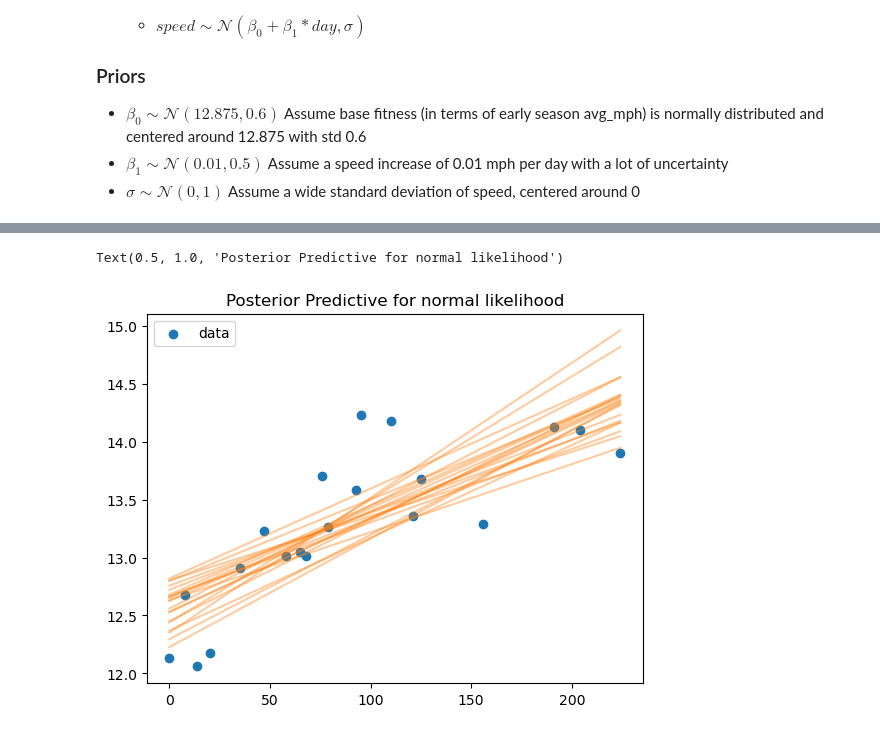
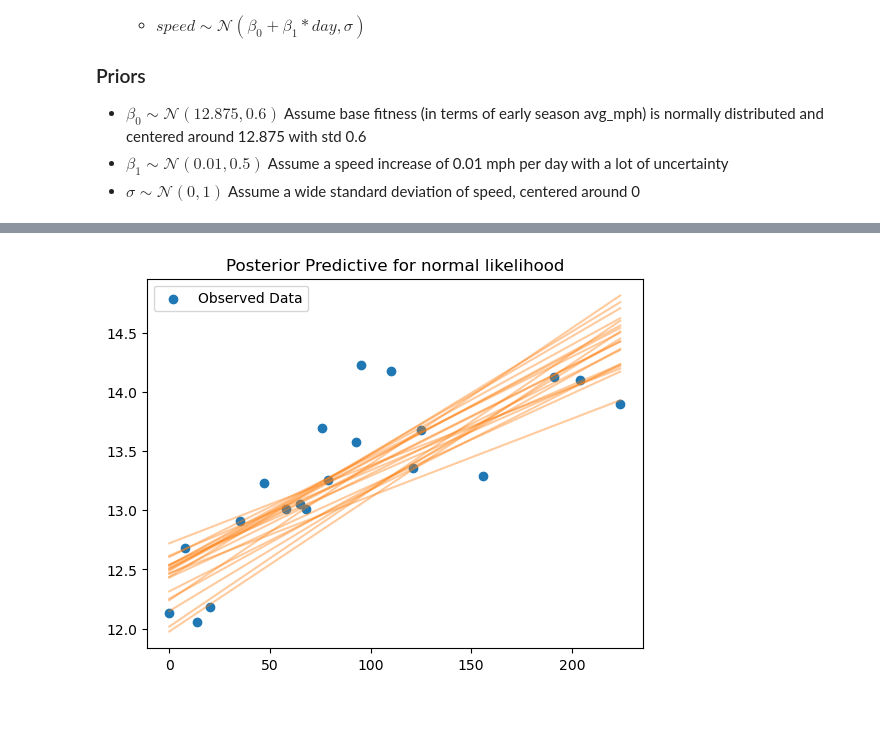
Before and after one commit to loganschmitt14/Brunner_DS_Task, a Jupyter notebook: biking.ipynb, the cells around one changed output, grey strips where cells are left out. Drawn from its saved outputs; the diff is of its cells as text; code cells hidden in the pictures.

```diff
--- a/biking.ipynb
+++ b/biking.ipynb
@@ -428,11 +549,11 @@ y = a_2019_df['avg_mph']
 # %%
 with pm.Model() as model:
-    beta_0 = pm.Normal('beta_0', mu = 12.875, sigma = 0.6) # Intercept prior
-    beta_1 = pm.Normal('beta_1', mu = 0.01, sigma = 0.5) # Slope prior
+    beta_0 = pm.Normal('beta_0', mu = 11.50, sigma = 1) # Intercept prior
+    beta_1 = pm.Normal('beta_1', mu = 0.001, sigma = 0.5) # Slope prior
     sigma = pm.Normal('sigma', mu = 0, sigma = 1) # Error term prior
 
     predicted_speed = beta_0 + beta_1 * X
-    likelihood = pm.StudentT('likelihood', nu = 19, mu = predicted_speed, sigma = sigma, observed = y)
+    likelihood = pm.Normal('likelihood', mu = predicted_speed, sigma = sigma, observed = y)
 
     num_draws = 2000
 
@@ -449,15 +570,15 @@ Sampling 4 chains for 1_000 tune and 2_000 draw iterations (4_000 + 8_000 draws
 # %%
 post = az.extract(trace, num_samples = 20)
 x_plot = xr.DataArray(np.linspace(X.min(), X.max(), 100), dims = 'plot_id')
 lines = post['beta_0'] + post['beta_1'] * x_plot
 
-plt.scatter(X, y, label = 'data')
+plt.scatter(X, y, label = 'Observed Data')
 plt.plot(x_plot, lines.transpose(), alpha = 0.4, color = 'C1')
 plt.legend(loc = 0)
 plt.title('Posterior Predictive for normal likelihood')
+plt.show()
 # %% [output]
-Text(0.5, 1.0, 'Posterior Predictive for normal likelihood')
-[figure, old version]
+[figure, new version]
 # %%
 az.plot_trace(trace)
 plt.tight_layout()
```
Also changed, not shown: parts of 55 cells of this notebook, 8 other files.
